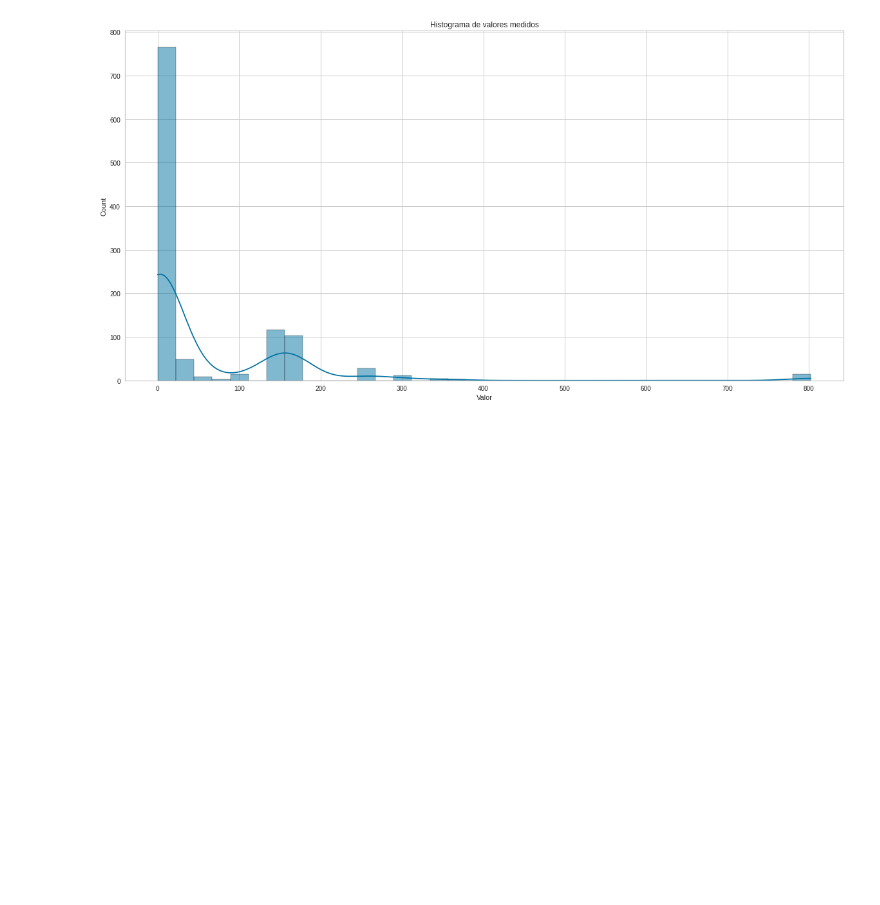
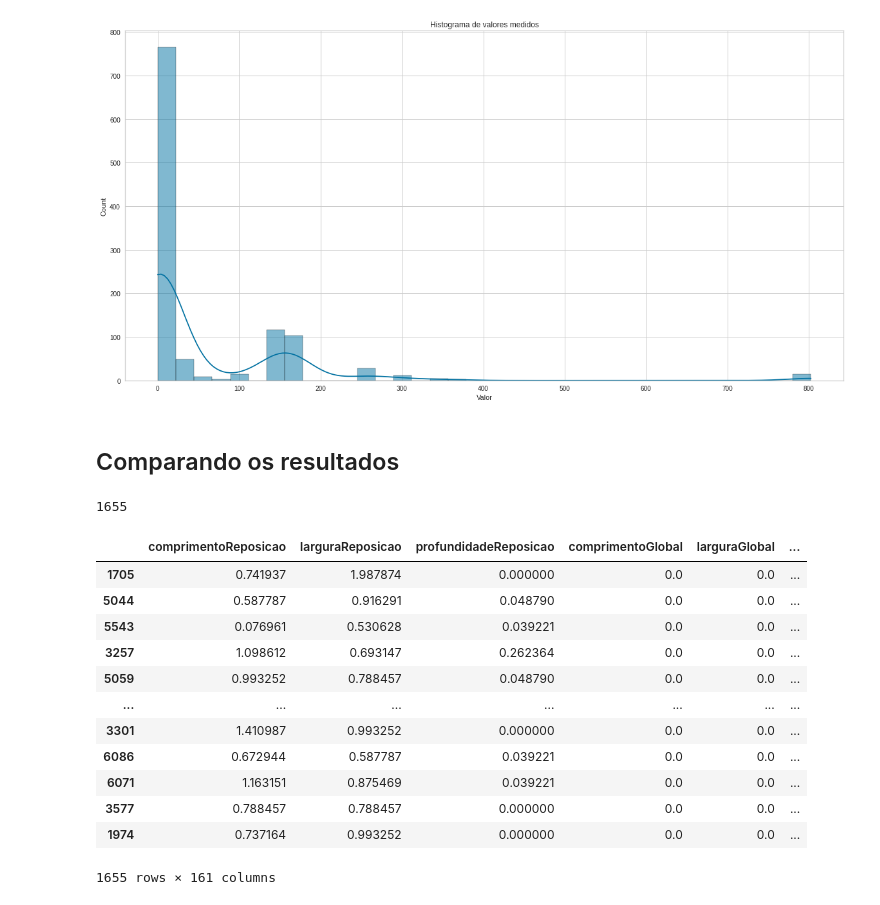
Before and after one commit to eeyamazaki/soebe, a Jupyter notebook: modelo_preditivo_soebe.ipynb, the cells around one changed output. Drawn from its saved outputs; the diff is of its cells as text; code cells hidden in the pictures; blank space fills up the shorter version.

```diff
--- a/modelo_preditivo_soebe.ipynb
+++ b/modelo_preditivo_soebe.ipynb
@@ -1855,3 +1855,28 @@ ax.set_title('Histograma de valores medidos')
 ax.set_xlabel('Valor');
 # %% [output]
 [figure]
+# %% [markdown]
+## Comparando os resultados
+# %%
+len(y_test)
+# %% [output]
+1655
+# %%
+predicao_gb_regressor_otimizado_transformada = X_test
+predicao_gb_regressor_otimizado_transformada['valor'] = np.expm1(y_test)
+predicao_gb_regressor_otimizado_transformada['valorPredito'] = np.expm1(predicao_gb_regressor_otimizado)
+predicao_gb_regressor_otimizado_transformada
+# %% [output]
+|  | comprimentoReposicao | larguraReposicao | profundidadeReposicao | comprimentoGlobal | larguraGlobal | ... |
+| 1705 | 0.741937 | 1.987874 | 0.000000 | 0.0 | 0.0 | ... |
+| 5044 | 0.587787 | 0.916291 | 0.048790 | 0.0 | 0.0 | ... |
+| 5543 | 0.076961 | 0.530628 | 0.039221 | 0.0 | 0.0 | ... |
+| 3257 | 1.098612 | 0.693147 | 0.262364 | 0.0 | 0.0 | ... |
+| 5059 | 0.993252 | 0.788457 | 0.048790 | 0.0 | 0.0 | ... |
+| ... | ... | ... | ... | ... | ... | ... |
+| 3301 | 1.410987 | 0.993252 | 0.000000 | 0.0 | 0.0 | ... |
+| 6086 | 0.672944 | 0.587787 | 0.039221 | 0.0 | 0.0 | ... |
+| 6071 | 1.163151 | 0.875469 | 0.039221 | 0.0 | 0.0 | ... |
+| 3577 | 0.788457 | 0.788457 | 0.000000 | 0.0 | 0.0 | ... |
+| 1974 | 0.737164 | 0.993252 | 0.000000 | 0.0 | 0.0 | ... |
+1655 rows × 161 columns
```
Also changed, not shown: parts of 6 cells of this notebook.
